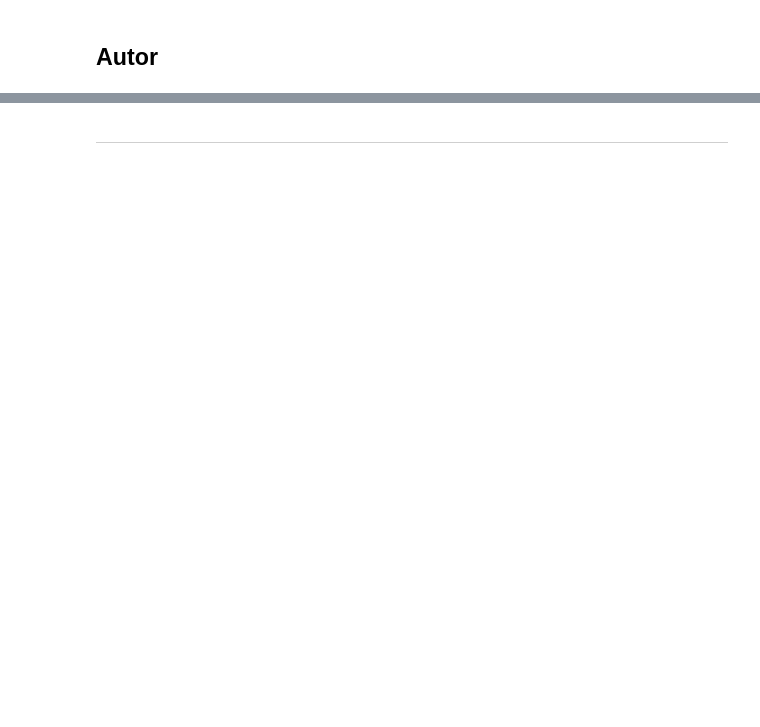
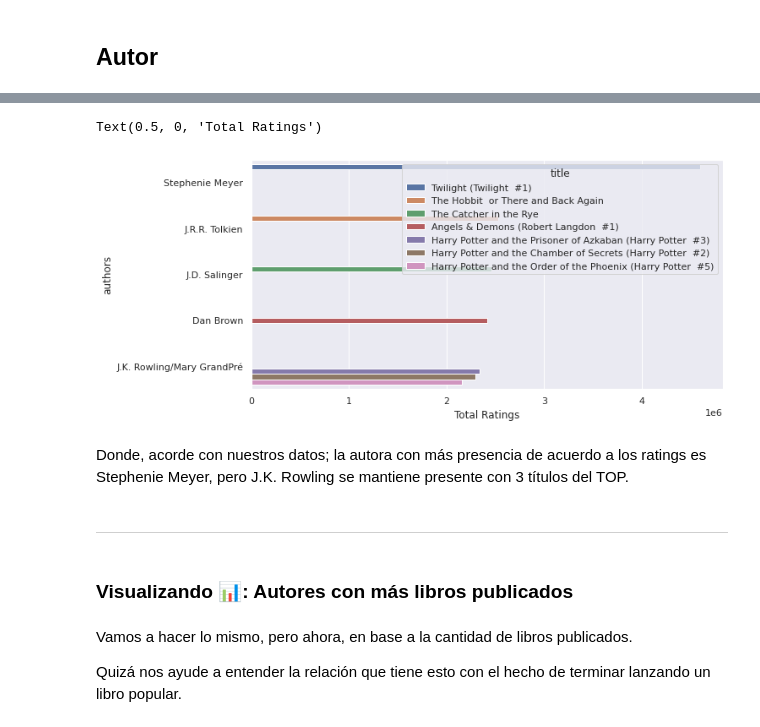
Before and after one commit to abdielgv163/Machine-Learning-and-DS, a Jupyter notebook: Regresion/RatingLibros_RegresionLineal.ipynb, the cells around one changed output, grey strips where cells are left out. Drawn from its saved outputs; the diff is of its cells as text; code cells hidden in the pictures; blank space fills up the shorter version.

Commit message:
terminando el analisis de libros

```diff
--- a/Regresion/RatingLibros_RegresionLineal.ipynb
+++ b/Regresion/RatingLibros_RegresionLineal.ipynb
@@ -866,2 +902,21 @@ Lo que en su totalidad representa un $38.5\%$ de la totalidad de libros del data
+# %%
+most_rated= data.nlargest(7, ['ratings_count'])
+most_rated_authors = most_rated.set_index('authors')
+# %%
+plt.figure(figsize=(10, 5))
+
+sns.barplot(most_rated['ratings_count'], most_rated_authors.index,  hue = most_rated['title'])
+plt.xlabel('Total Ratings')
+# %% [output]
+Text(0.5, 0, 'Total Ratings')
+[figure, added]
+# %% [markdown]
+Donde, acorde con nuestros datos; la autora con más presencia de acuerdo a los ratings es Stephenie Meyer, pero J.K. Rowling se mantiene presente con 3 títulos del TOP.
 # %% [markdown]
 ---
+# %% [markdown]
+### Visualizando 📊: Autores con más libros publicados
+# %% [markdown]
+Vamos a hacer lo mismo, pero ahora, en base a la cantidad de libros publicados.
+
+Quizá nos ayude a entender la relación que tiene esto con el hecho de terminar lanzando un libro popular.
```
Also changed, not shown: parts of 92 cells of this notebook.
